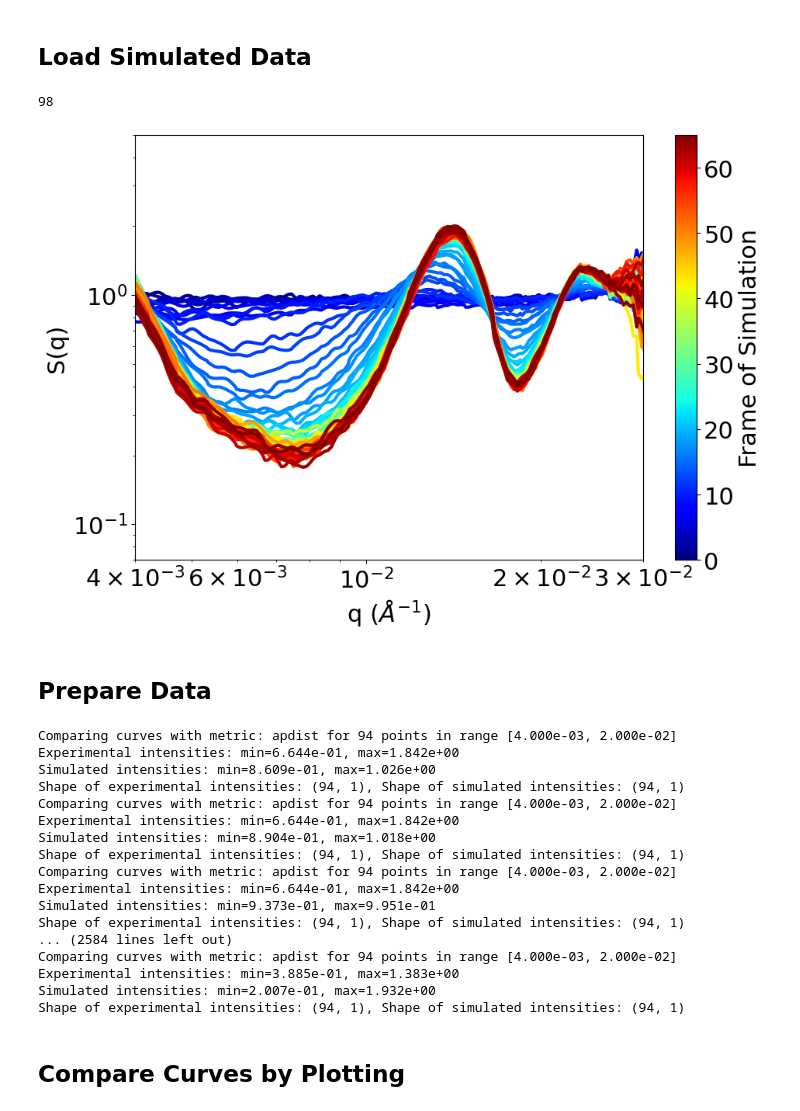
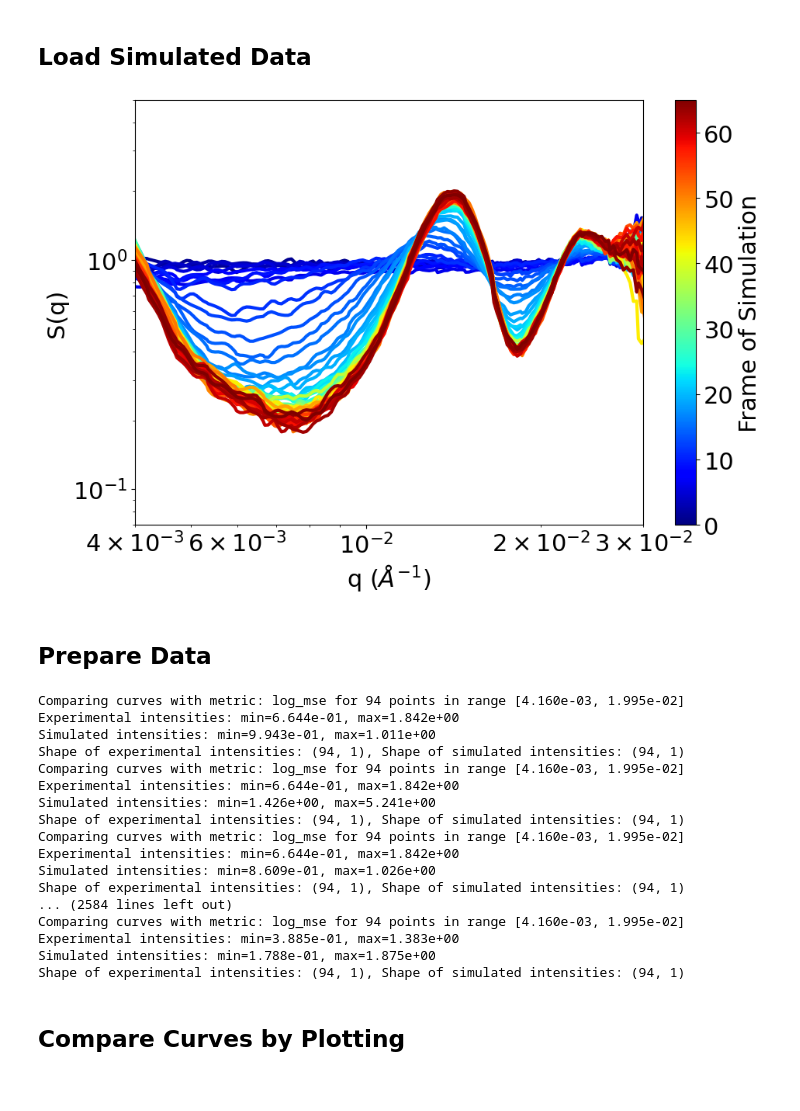
Before and after one commit to huatc/series_alignment, a Jupyter notebook: Notebooks/Create distance SAXS.ipynb, the cells around one changed output. Cells and saved outputs as stored; diff of their text form; code cells hidden in the pictures.

Commit message:
add plots

```diff
--- a/Notebooks/Create distance SAXS.ipynb
+++ b/Notebooks/Create distance SAXS.ipynb
@@ -135,63 +155,59 @@ sim_saxs_data = []
 for i in range(len(filenames)):
     saxs_data = np.load(file_path + filenames[i])
     sim_saxs_data.append(saxs_data)
-# %%
-len(filenames)
-# %% [output]
-98
 # %%
 norm = colors.Normalize(vmin=0, vmax=65)
 cmap = cm.jet
 sm = cm.ScalarMappable(norm=norm, cmap=cmap)
 times = np.linspace(0,65, 65)
 
 sim_saxs_data = []
 fig, ax = plt.subplots(figsize=(10,7))
 #for i in range(len(filenames)):
-for i in range(65):
+for i in range(1, 65):
     data = np.load(file_path + filenames[i])
     sim_saxs_data.append(data)
     ax.plot(data[:,0], data[:,1], linewidth = 3, color=sm.to_rgba(times[i]))
     ax.set_yscale('log')
     ax.set_xscale('log')
     ax.set_ylabel('S(q)')
     ax.set_xlabel('q ($\\AA^{-1}$)')
     ax.set_xlim([0.004, 0.03])
     ax.set_ylim([7e-2, 5e0])
     #ax.tick_params(
     #axis="x",
     #which="both",
     #labelbottom=False)  # hides the numbers)
     #ax.set_xticks([1e-2])
 
 cbar = fig.colorbar(sm, ax=ax, orientation='vertical')
 cbar.set_label('Frame of Simulation')
 plt.tight_layout()
 #plt.savefig('../Figures/SAXS_simulated.png', dpi=600, bbox_inches="tight")
 # %% [output]
-[figure, old version]
+[figure, new version]
 # %% [markdown]
 ## Prepare Data
 # %%
 score_matrix = series_alignment.create_distance_matrix(exp_saxs_data, sim_saxs_data, 'log_mse', q_range=(0.004, 0.02))
 #score_matrix = series_distance.create_distance_matrix(exp_saxs_data, sim_saxs_data, 'peak_position', q_range=(0.004, 0.02))
 # %% [output]
-Comparing curves with metric: apdist for 94 points in range [4.000e-03, 2.000e-02]
+Comparing curves with metric: log_mse for 94 points in range [4.160e-03, 1.995e-02]
+Experimental intensities: min=6.644e-01, max=1.842e+00
+Simulated intensities: min=9.943e-01, max=1.011e+00
+Shape of experimental intensities: (94, 1), Shape of simulated intensities: (94, 1)
+Comparing curves with metric: log_mse for 94 points in range [4.160e-03, 1.995e-02]
+Experimental intensities: min=6.644e-01, max=1.842e+00
+Simulated intensities: min=1.426e+00, max=5.241e+00
+Shape of experimental intensities: (94, 1), Shape of simulated intensities: (94, 1)
+Comparing curves with metric: log_mse for 94 points in range [4.160e-03, 1.995e-02]
 Experimental intensities: min=6.644e-01, max=1.842e+00
 Simulated intensities: min=8.609e-01, max=1.026e+00
 Shape of experimental intensities: (94, 1), Shape of simulated intensities: (94, 1)
-Comparing curves with metric: apdist for 94 points in range [4.000e-03, 2.000e-02]
-Experimental intensities: min=6.644e-01, max=1.842e+00
-Simulated intensities: min=8.904e-01, max=1.018e+00
+... (2584 lines left out)
+Comparing curves with metric: log_mse for 94 points in range [4.160e-03, 1.995e-02]
+Experimental intensities: min=3.885e-01, max=1.383e+00
+Simulated intensities: min=1.788e-01, max=1.875e+00
 Shape of experimental intensities: (94, 1), Shape of simulated intensities: (94, 1)
-Comparing curves with metric: apdist for 94 points in range [4.000e-03, 2.000e-02]
-Experimental intensities: min=6.644e-01, max=1.842e+00
-Simulated intensities: min=9.373e-01, max=9.951e-01
-Shape of experimental intensities: (94, 1), Shape of simulated intensities: (94, 1)
-... (2584 lines left out)
-Comparing curves with metric: apdist for 94 points in range [4.000e-03, 2.000e-02]
-Experimental intensities: min=3.885e-01, max=1.383e+00
-Simulated intensities: min=2.007e-01, max=1.932e+00
-Shape of experimental intensities: (94, 1), Shape of simulated intensities: (94, 1)
 # %%
 idx_cols_min, total_dist_min = series_alignment.align_monotone_min(score_matrix)
```
Also changed, not shown: parts of 11 cells of this notebook.
